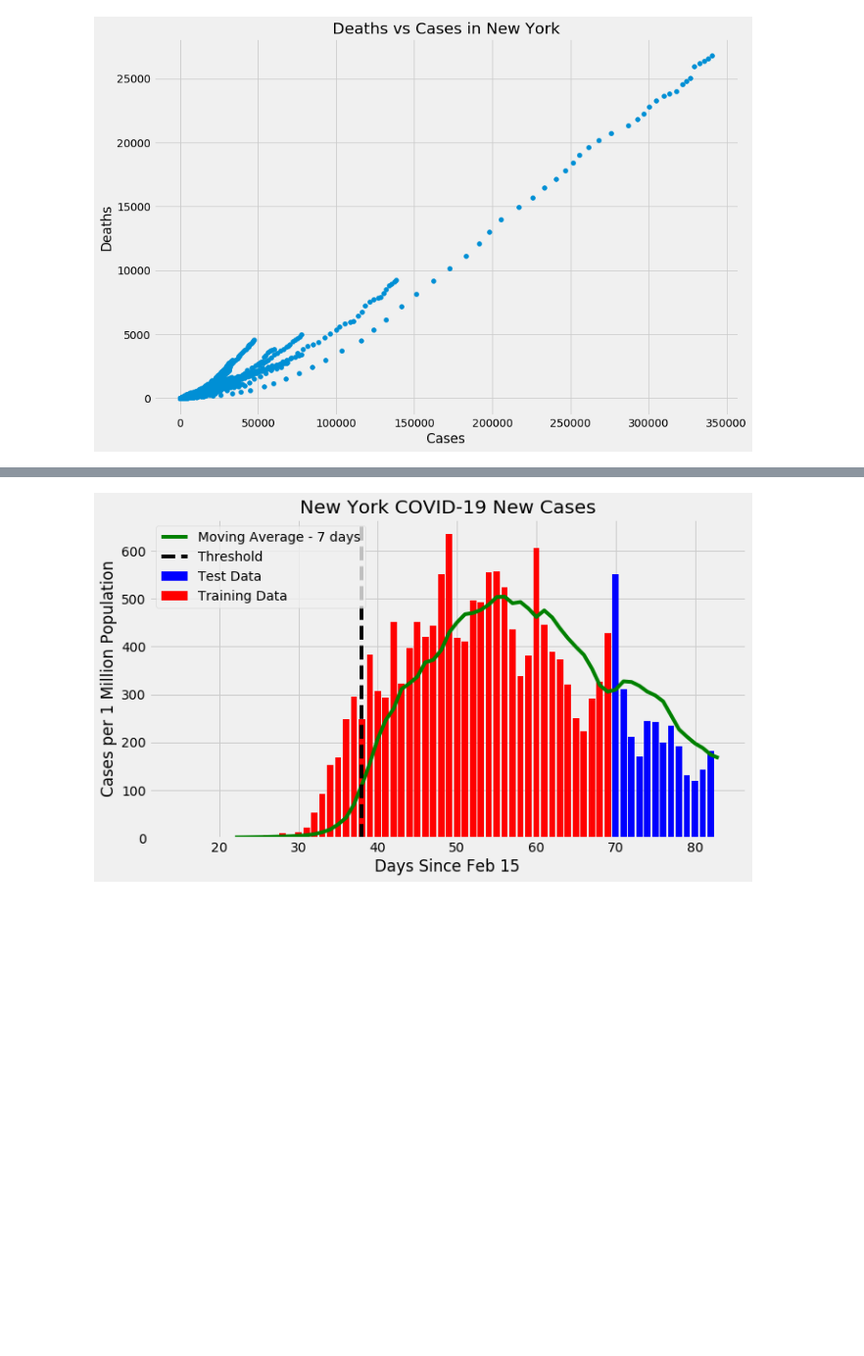
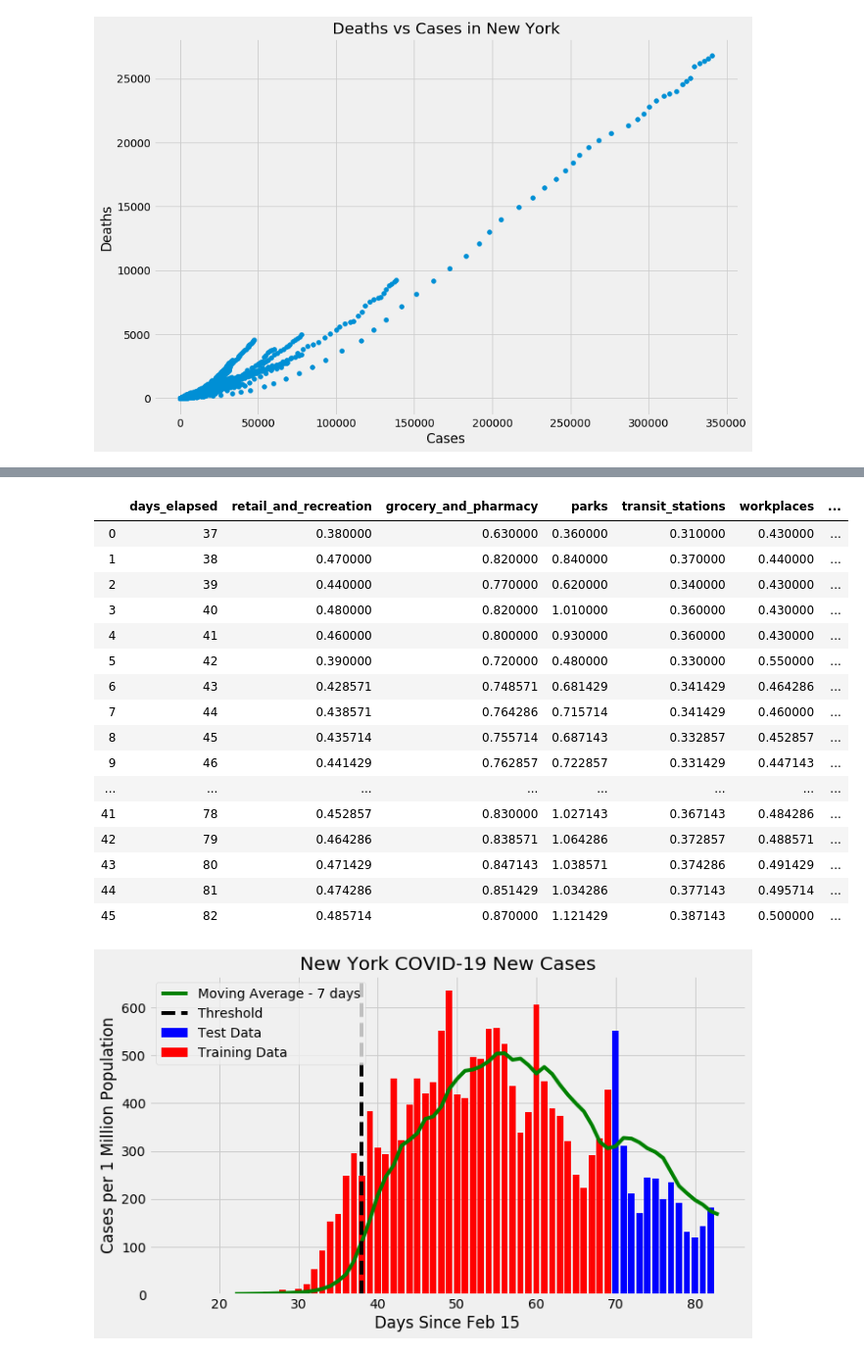
Before and after one commit to Jbudnick/Covid-19-Forecasting, a Jupyter notebook: notebooks/EDA.ipynb, the cells around one changed output, grey strips where cells are left out. Shown at 98% size. Drawn from its saved outputs; the diff is of its cells as text; code cells hidden in the pictures; blank space fills up the shorter version.

```diff
--- a/notebooks/EDA.ipynb
+++ b/notebooks/EDA.ipynb
@@ -423,3 +469,23 @@ fig.savefig('images/DeathVsCases')
+# %%
+revised_df
+# %% [output]
+|  | days_elapsed | retail_and_recreation | grocery_and_pharmacy | parks | transit_stations | workplaces | ... |
+| 0 | 37 | 0.380000 | 0.630000 | 0.360000 | 0.310000 | 0.430000 | ... |
+| 1 | 38 | 0.470000 | 0.820000 | 0.840000 | 0.370000 | 0.440000 | ... |
+| 2 | 39 | 0.440000 | 0.770000 | 0.620000 | 0.340000 | 0.430000 | ... |
+| 3 | 40 | 0.480000 | 0.820000 | 1.010000 | 0.360000 | 0.430000 | ... |
+| 4 | 41 | 0.460000 | 0.800000 | 0.930000 | 0.360000 | 0.430000 | ... |
+| 5 | 42 | 0.390000 | 0.720000 | 0.480000 | 0.330000 | 0.550000 | ... |
+| 6 | 43 | 0.428571 | 0.748571 | 0.681429 | 0.341429 | 0.464286 | ... |
+| 7 | 44 | 0.438571 | 0.764286 | 0.715714 | 0.341429 | 0.460000 | ... |
+| 8 | 45 | 0.435714 | 0.755714 | 0.687143 | 0.332857 | 0.452857 | ... |
+| 9 | 46 | 0.441429 | 0.762857 | 0.722857 | 0.331429 | 0.447143 | ... |
+| ... | ... | ... | ... | ... | ... | ... | ... |
+| 41 | 78 | 0.452857 | 0.830000 | 1.027143 | 0.367143 | 0.484286 | ... |
+| 42 | 79 | 0.464286 | 0.838571 | 1.064286 | 0.372857 | 0.488571 | ... |
+| 43 | 80 | 0.471429 | 0.847143 | 1.038571 | 0.374286 | 0.491429 | ... |
+| 44 | 81 | 0.474286 | 0.851429 | 1.034286 | 0.377143 | 0.495714 | ... |
+| 45 | 82 | 0.485714 | 0.870000 | 1.121429 | 0.387143 | 0.500000 | ... |
 # %%
 #threshold = 100
 rf_model = reg_model(X,y, log_trans_y = True)
```
Also changed, not shown: parts of 7 cells of this notebook, 7 other files.
